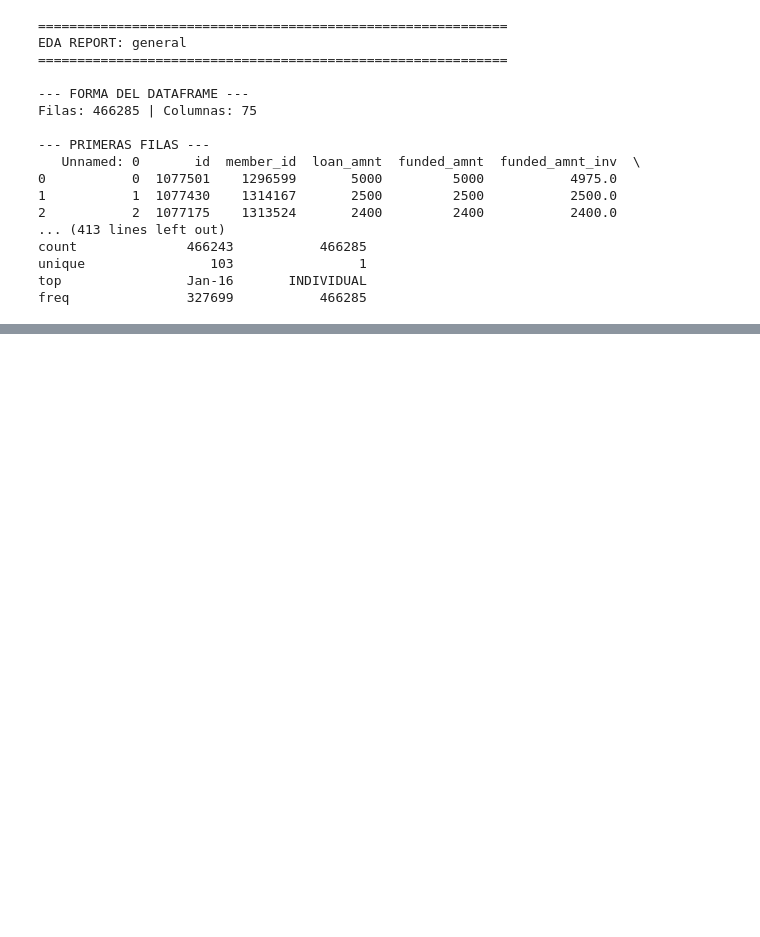
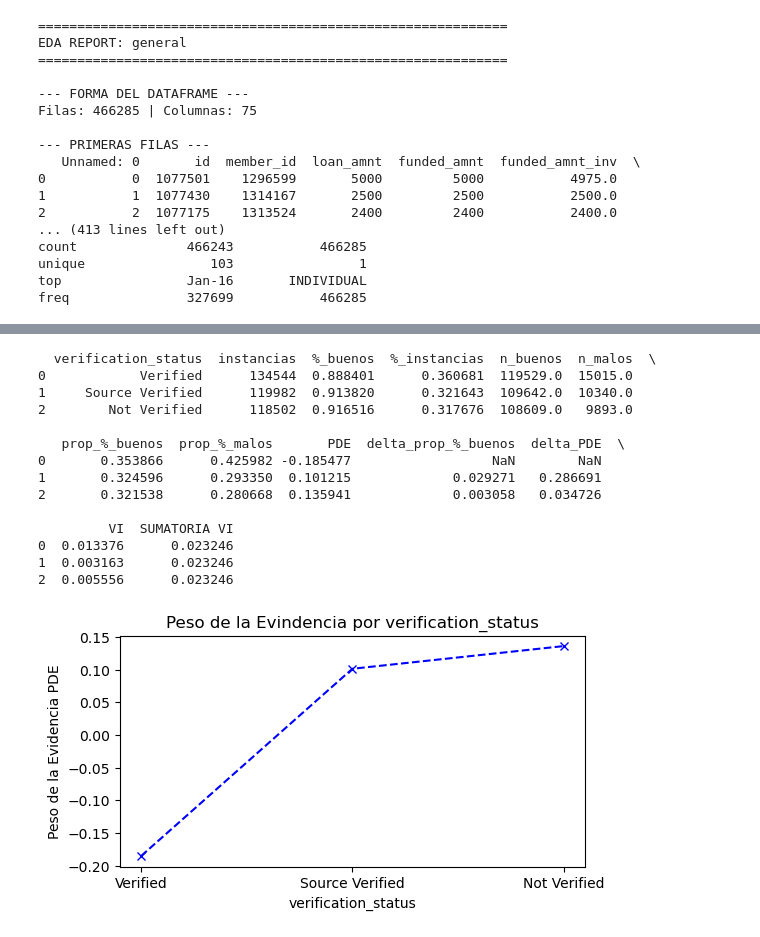
Before and after one commit to amaliagra10/Riesgo_crediticio, a Jupyter notebook: Untitled.ipynb, the cells around one changed output, grey strips where cells are left out. Drawn from its saved outputs; the diff is of its cells as text; code cells hidden in the pictures; blank space fills up the shorter version.

```diff
--- a/Untitled.ipynb
+++ b/Untitled.ipynb
@@ -70,0 +219,23 @@ int32
+# %%
+# 3. PROCESAMIENTO DE VARIABLES CATEGORICAS: PESO DE EDVIDENCIA Y VALOR DE LA INFORMACION
+#  c. Sobre la variabl  "verification_status": Peso de la Evidencia
+data_pde=PDE_categorica(X_train,"verification_status",y_train)
+print(data_pde)
+grafico_PDE(data_pde)
+# Se recommienda no agrupar el %_instancias es 0.3 para cada una
+# %% [output]
+  verification_status  instancias  %_buenos  %_instancias  n_buenos  n_malos  \
+0            Verified      134544  0.888401      0.360681  119529.0  15015.0
+1     Source Verified      119982  0.913820      0.321643  109642.0  10340.0
+2        Not Verified      118502  0.916516      0.317676  108609.0   9893.0
+
+   prop_%_buenos  prop_%_malos       PDE  delta_prop_%_buenos  delta_PDE  \
+0       0.353866      0.425982 -0.185477                  NaN        NaN
+1       0.324596      0.293350  0.101215             0.029271   0.286691
+2       0.321538      0.280668  0.135941             0.003058   0.034726
+
+         VI  SUMATORIA VI
+0  0.013376      0.023246
+1  0.003163      0.023246
+2  0.005556      0.023246
+[figure, added]
```
Also changed, not shown: parts of 21 cells of this notebook.
